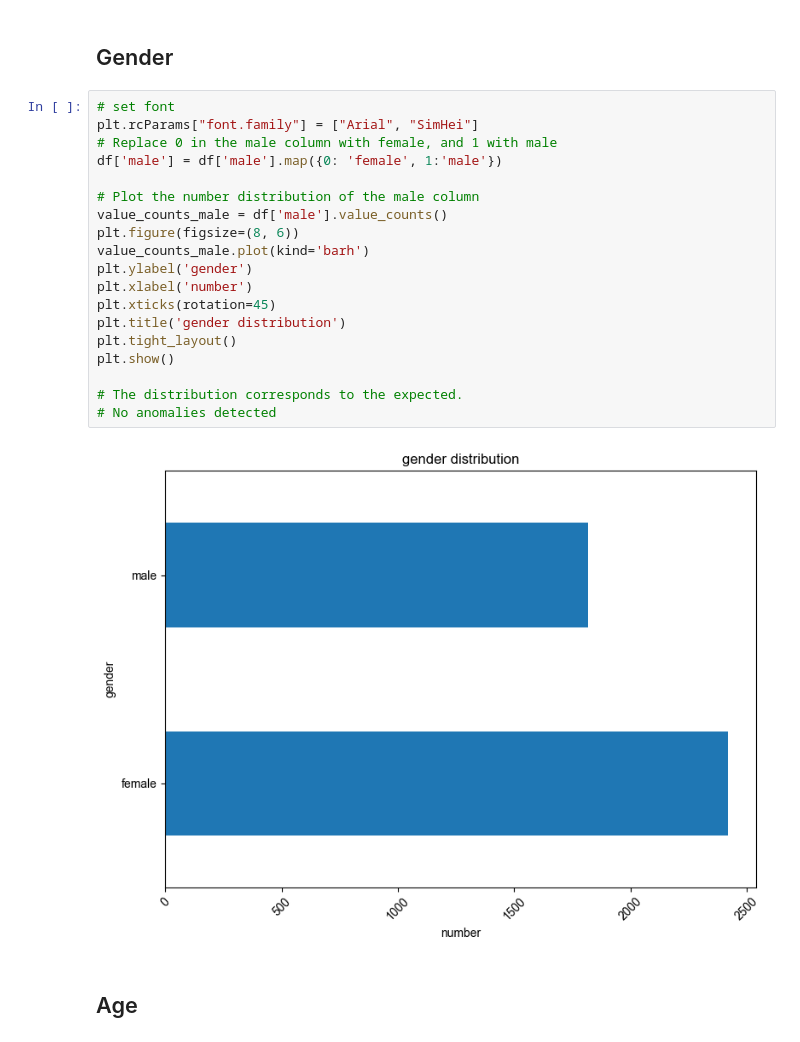
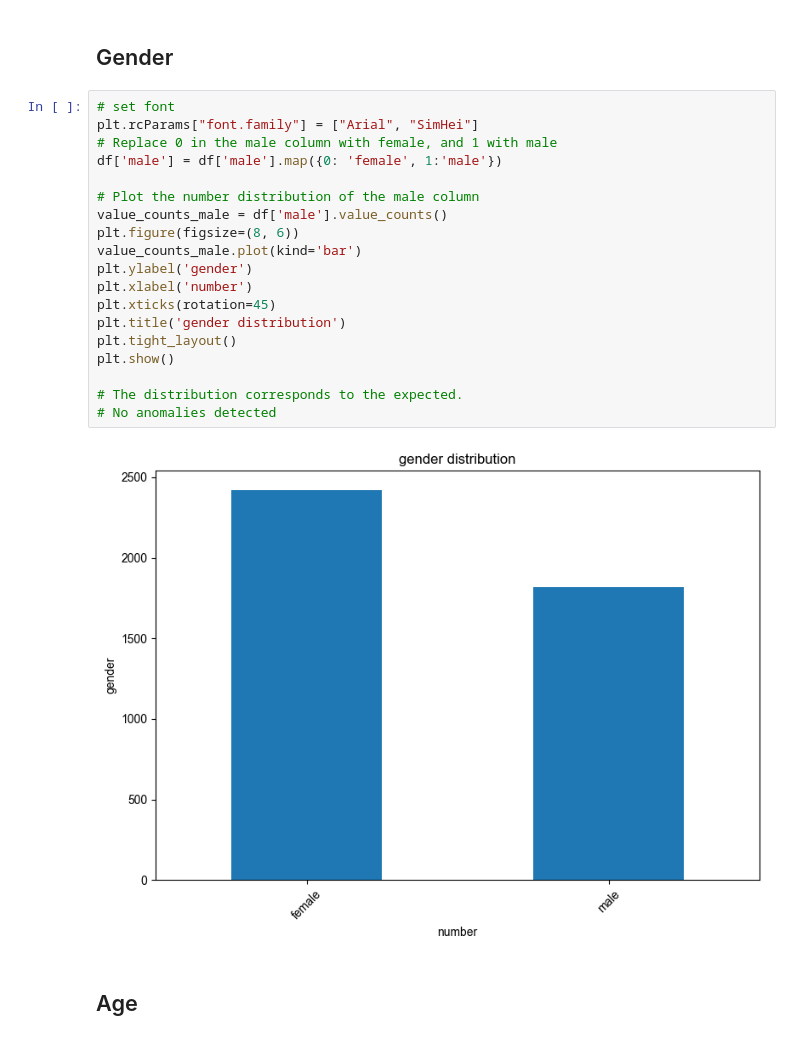
Before and after one commit to Yute-Tjr/CHD_data_analysis, a Jupyter notebook: CHD_data_analysis.ipynb, the cells around one changed output. Saved outputs shown, nothing was run; the diff lists cells and outputs as text.

```diff
--- a/CHD_data_analysis.ipynb
+++ b/CHD_data_analysis.ipynb
@@ -75,24 +75,24 @@ After checking the data in the data table, we confirmed that each column contain
 # %%
 # set font
 plt.rcParams["font.family"] = ["Arial", "SimHei"]
 # Replace 0 in the male column with female, and 1 with male
 df['male'] = df['male'].map({0: 'female', 1:'male'})
 
 # Plot the number distribution of the male column
 value_counts_male = df['male'].value_counts()
 plt.figure(figsize=(8, 6))
-value_counts_male.plot(kind='barh')
+value_counts_male.plot(kind='bar')
 plt.ylabel('gender')
 plt.xlabel('number')
 plt.xticks(rotation=45)
 plt.title('gender distribution')
 plt.tight_layout()
 plt.show()
 
 # The distribution corresponds to the expected.
 # No anomalies detected
 # %% [output]
-[figure, old version]
+[figure, new version]
 # %% [markdown]
 ## Age
 # %%
```
Also changed, not shown: parts of 3 cells of this notebook.
